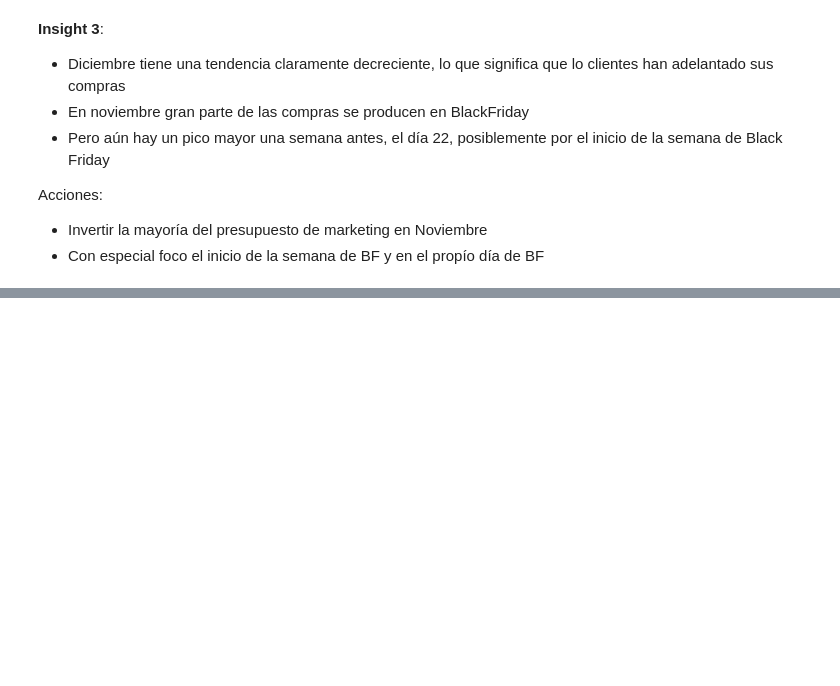
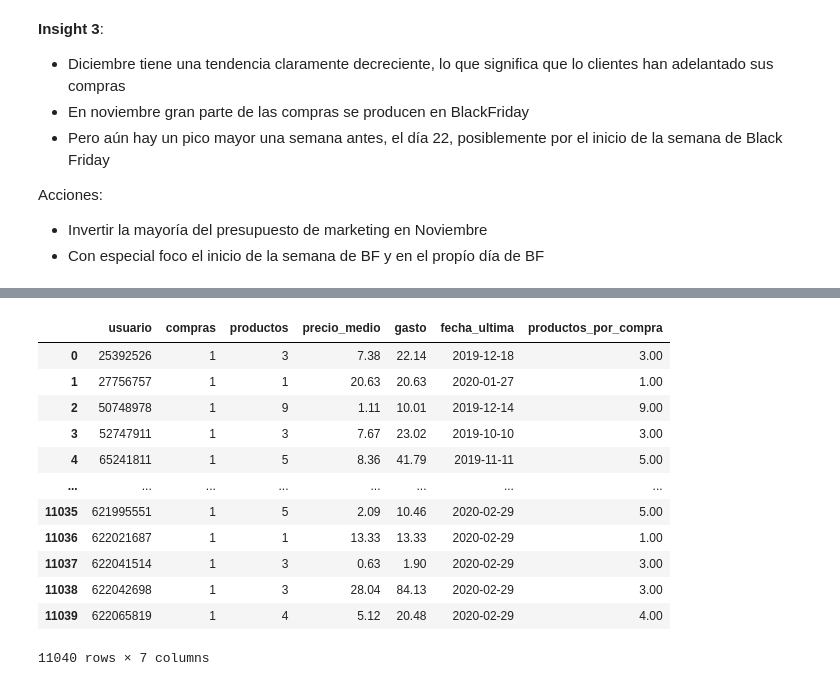
Before and after one commit to PabloHVega/ECommerce, a Jupyter notebook: notebooks/02_AnalisisInsights.ipynb, the cells around one changed output, grey strips where cells are left out. Cells and saved outputs as stored; diff of their text form; code cells hidden in the pictures; blank space fills up the shorter version.

Commit message:
Tabla clientes e Insights

```diff
--- a/notebooks/02_AnalisisInsights.ipynb
+++ b/notebooks/02_AnalisisInsights.ipynb
@@ -351,0 +362,8 @@ Acciones:
+# %%
+clientes = df.loc[df['evento'] == 'purchase'].groupby('usuario').agg({'sesion': 'nunique',
+                                                           'producto': 'count',
+                                                           'precio': ['mean', 'sum'],
+                                                           'fecha_sin_hora': 'max',
+                                                           })
+clientes.columns = ['compras', 'productos', 'precio_medio', 'gasto', 'fecha_ultima']
+clientes = clientes.reset_index()
@@ -351,0 +386,17 @@ Acciones:
+# %%
+clientes['productos_por_compra'] = clientes['productos'] / clientes['compras']
+clientes
+# %% [output]
+|  | usuario | compras | productos | precio_medio | gasto | fecha_ultima | productos_por_compra |
+| 0 | 25392526 | 1 | 3 | 7.38 | 22.14 | 2019-12-18 | 3.00 |
+| 1 | 27756757 | 1 | 1 | 20.63 | 20.63 | 2020-01-27 | 1.00 |
+| 2 | 50748978 | 1 | 9 | 1.11 | 10.01 | 2019-12-14 | 9.00 |
+| 3 | 52747911 | 1 | 3 | 7.67 | 23.02 | 2019-10-10 | 3.00 |
+| 4 | 65241811 | 1 | 5 | 8.36 | 41.79 | 2019-11-11 | 5.00 |
+| ... | ... | ... | ... | ... | ... | ... | ... |
+| 11035 | 621995551 | 1 | 5 | 2.09 | 10.46 | 2020-02-29 | 5.00 |
+| 11036 | 622021687 | 1 | 1 | 13.33 | 13.33 | 2020-02-29 | 1.00 |
+| 11037 | 622041514 | 1 | 3 | 0.63 | 1.90 | 2020-02-29 | 3.00 |
+| 11038 | 622042698 | 1 | 3 | 28.04 | 84.13 | 2020-02-29 | 3.00 |
+| 11039 | 622065819 | 1 | 4 | 5.12 | 20.48 | 2020-02-29 | 4.00 |
+11040 rows × 7 columns
```
Also changed, not shown: parts of 4 cells of this notebook, 1 other file.
